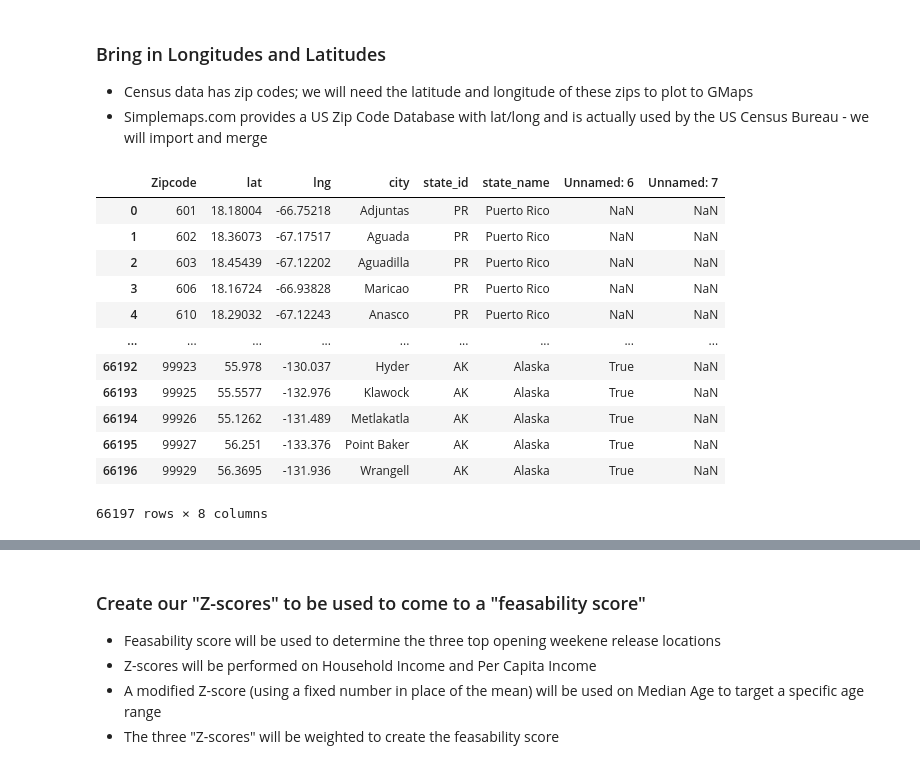
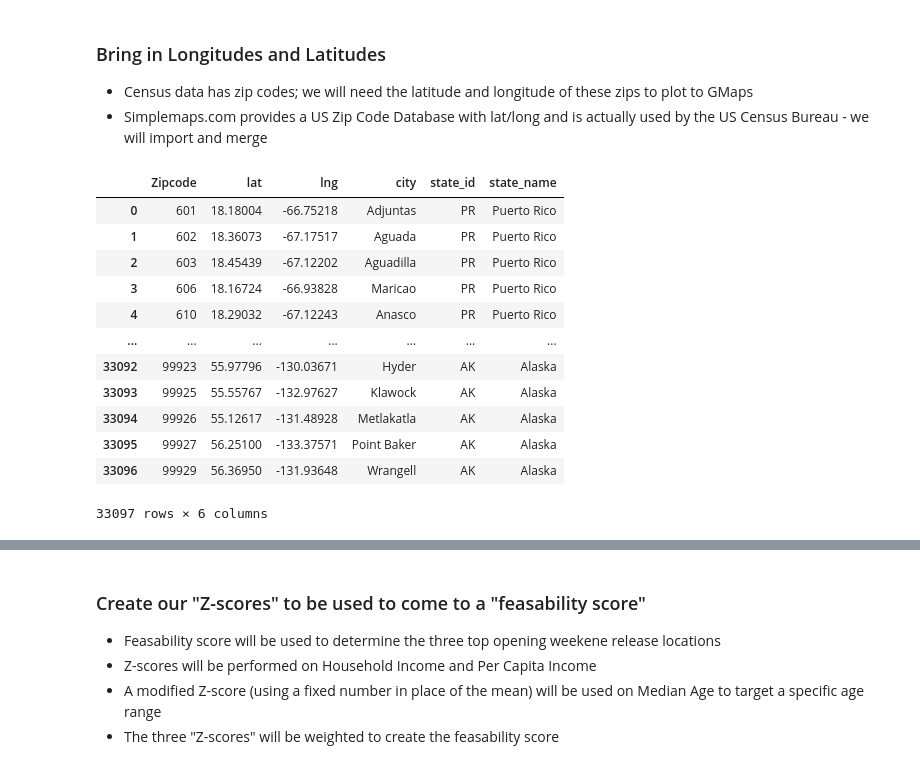
Before and after one commit to pnisenson/marvel-star, a Jupyter notebook: Data Exploration - Marvelous Data Miners.ipynb, the cells around one changed output, grey strips where cells are left out. Drawn from its saved outputs; the diff is of its cells as text; code cells hidden in the pictures.

```diff
--- a/Data Exploration - Marvelous Data Miners.ipynb
+++ b/Data Exploration - Marvelous Data Miners.ipynb
@@ -668,27 +668,27 @@ dtype: object
 - Simplemaps.com provides a US Zip Code Database with lat/long and is actually used by the US Census Bureau - we will import and merge
 # %%
 # Import the us zip data. Use dtype="object" to ensure all data is read in accurately.
-us_zips = pd.read_csv("uszips.csv",converters={'zip': lambda x: str(x)})
+us_zips = pd.read_csv("uszips_new.csv",converters={'zip': lambda x: str(x)})
 
 # Visualize
 us_zips.head()
 
 us_zips = us_zips.rename(columns={"zip":"Zipcode"})
 us_zips
 # %% [output]
-|  | Zipcode | lat | lng | city | state_id | state_name | Unnamed: 6 | Unnamed: 7 |
-| 0 | 601 | 18.18004 | -66.75218 | Adjuntas | PR | Puerto Rico | NaN | NaN |
-| 1 | 602 | 18.36073 | -67.17517 | Aguada | PR | Puerto Rico | NaN | NaN |
-| 2 | 603 | 18.45439 | -67.12202 | Aguadilla | PR | Puerto Rico | NaN | NaN |
-| 3 | 606 | 18.16724 | -66.93828 | Maricao | PR | Puerto Rico | NaN | NaN |
-| 4 | 610 | 18.29032 | -67.12243 | Anasco | PR | Puerto Rico | NaN | NaN |
-| ... | ... | ... | ... | ... | ... | ... | ... | ... |
-| 66192 | 99923 | 55.978 | -130.037 | Hyder | AK | Alaska | True | NaN |
-| 66193 | 99925 | 55.5577 | -132.976 | Klawock | AK | Alaska | True | NaN |
-| 66194 | 99926 | 55.1262 | -131.489 | Metlakatla | AK | Alaska | True | NaN |
-| 66195 | 99927 | 56.251 | -133.376 | Point Baker | AK | Alaska | True | NaN |
-| 66196 | 99929 | 56.3695 | -131.936 | Wrangell | AK | Alaska | True | NaN |
+|  | Zipcode | lat | lng | city | state_id | state_name |
+| 0 | 601 | 18.18004 | -66.75218 | Adjuntas | PR | Puerto Rico |
+| 1 | 602 | 18.36073 | -67.17517 | Aguada | PR | Puerto Rico |
+| 2 | 603 | 18.45439 | -67.12202 | Aguadilla | PR | Puerto Rico |
+| 3 | 606 | 18.16724 | -66.93828 | Maricao | PR | Puerto Rico |
+| 4 | 610 | 18.29032 | -67.12243 | Anasco | PR | Puerto Rico |
+| ... | ... | ... | ... | ... | ... | ... |
+| 33092 | 99923 | 55.97796 | -130.03671 | Hyder | AK | Alaska |
+| 33093 | 99925 | 55.55767 | -132.97627 | Klawock | AK | Alaska |
+| 33094 | 99926 | 55.12617 | -131.48928 | Metlakatla | AK | Alaska |
+| 33095 | 99927 | 56.25100 | -133.37571 | Point Baker | AK | Alaska |
+| 33096 | 99929 | 56.36950 | -131.93648 | Wrangell | AK | Alaska |
-66197 rows × 8 columns
+33097 rows × 6 columns
 # %%
 us_zips.dtypes
 # %% [output]
```
Also changed, not shown: parts of 6 cells of this notebook, 7 other files.
